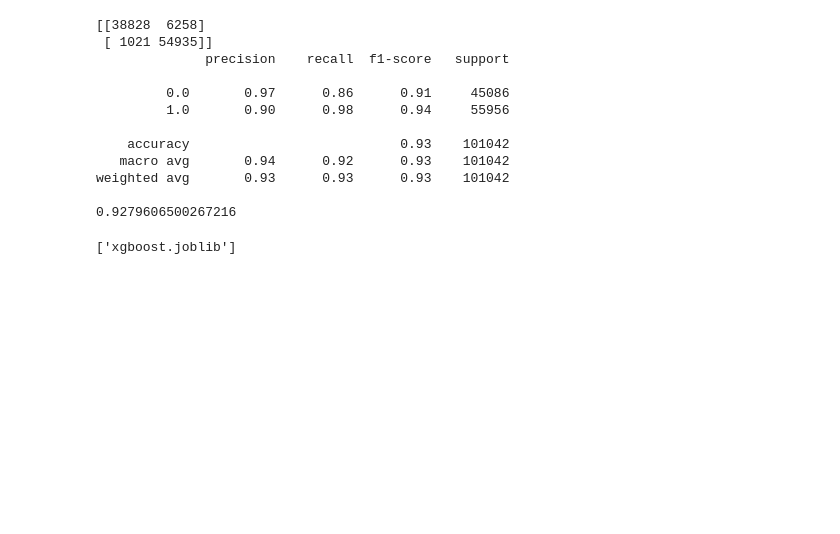
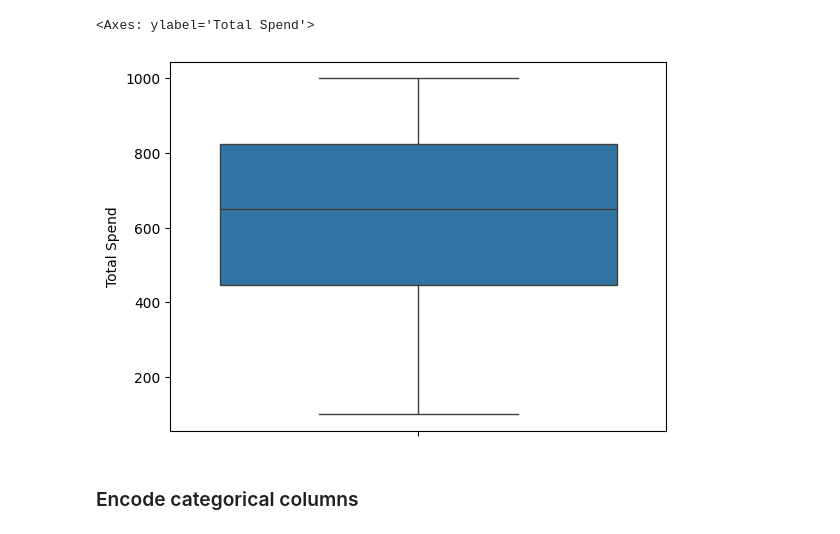
Before and after one commit to Shoaib1-coder/churn_prediction, a Jupyter notebook: churn.ipynb, the cells around one changed output. Saved outputs shown, nothing was run; the diff lists cells and outputs as text; code cells hidden in the pictures; blank space fills up the shorter version.

```diff
--- a/churn.ipynb
+++ b/churn.ipynb
@@ -56,3 +223,10 @@ df.drop(columns=['Last Interaction','CustomerID'], inplace=True)
+# %%
+sns.boxplot(y='Total Spend' ,data=df)
+# %% [output]
+<Axes: ylabel='Total Spend'>
+[figure, added]
+# %% [markdown]
+### Encode categorical columns
 # %%
 from sklearn.preprocessing import LabelEncoder
 # Encode categorical columns
@@ -71,31 +236,0 @@ X_scaled = scaler.fit_transform(X)
-# %%
-# train using xgboost
-from sklearn.model_selection import train_test_split
-from sklearn.metrics import classification_report, confusion_matrix,accuracy_score
-# Train/Test Split
-X_train, X_test, y_train, y_test = train_test_split(X_scaled, y, test_size=0.2, random_state=42)
-from xgboost import XGBClassifier
-model= XGBClassifier( eval_metric='logloss')
-model.fit(X_train, y_train)
-X_pred=model.predict(X_test)
-print(confusion_matrix(y_test, X_pred))
-print(classification_report(y_test, X_pred))
-print(accuracy_score(y_test, X_pred))
-# %% [output]
-[[38828  6258]
- [ 1021 54935]]
-              precision    recall  f1-score   support
-
-         0.0       0.97      0.86      0.91     45086
-         1.0       0.90      0.98      0.94     55956
-
-    accuracy                           0.93    101042
-   macro avg       0.94      0.92      0.93    101042
-weighted avg       0.93      0.93      0.93    101042
-
-0.9279606500267216
-# %%
-import joblib
-joblib.dump(model,'xgboost.joblib')
-# %% [output]
-['xgboost.joblib']
```
Also changed, not shown: parts of 84 cells of this notebook, 16 other files.
